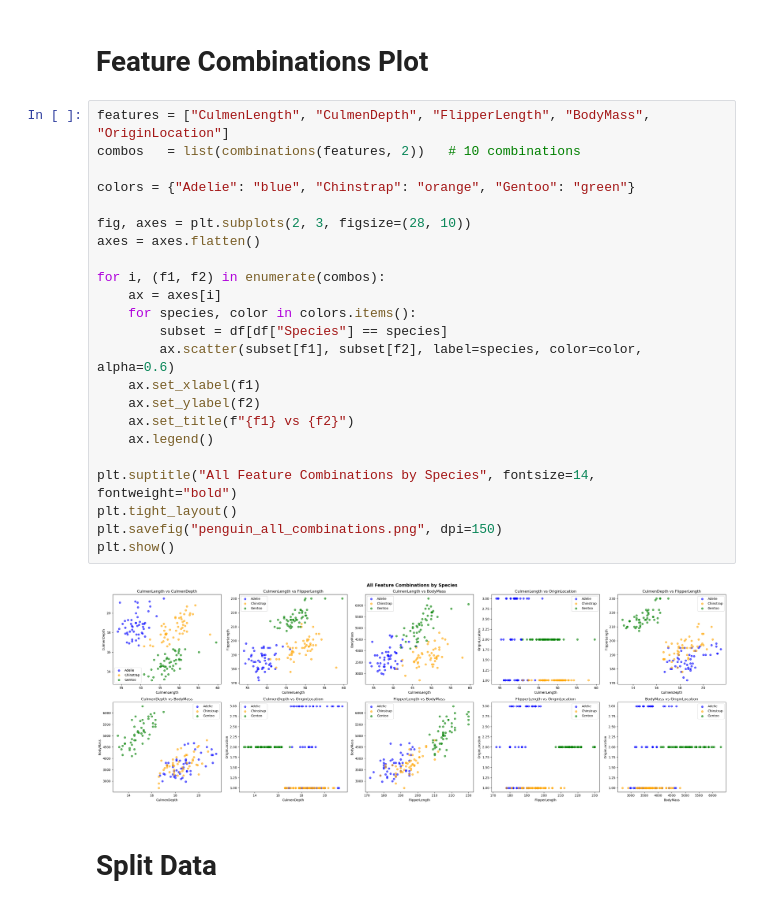
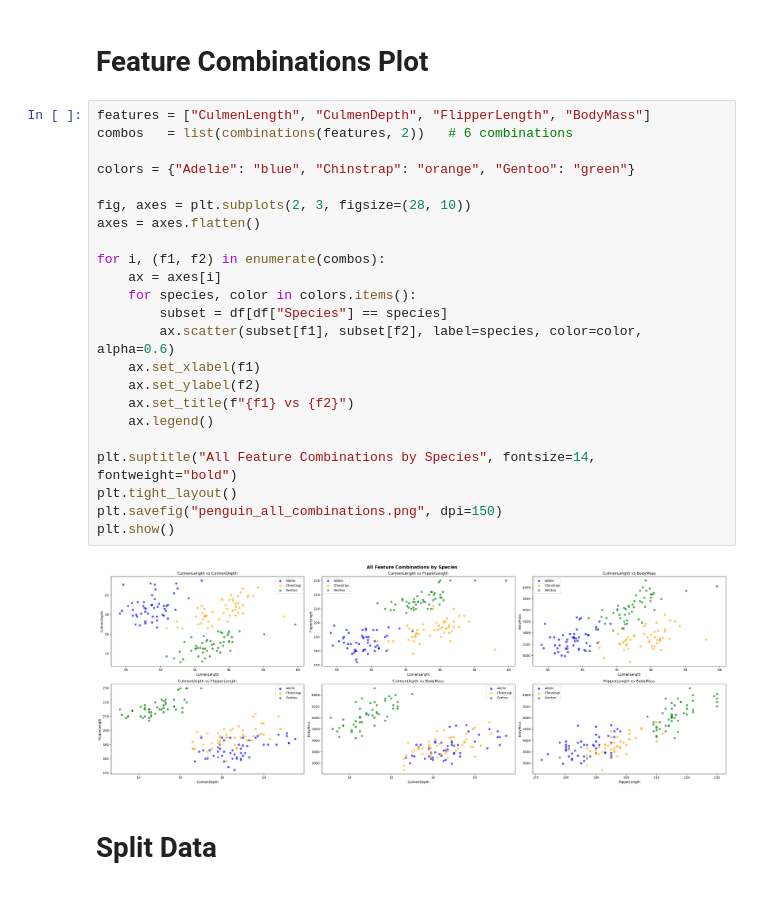
Before and after one commit to Aligaber00/Neural-task1, a Jupyter notebook: neural_proj.ipynb, the cells around one changed output. Cells and saved outputs as stored; diff of their text form.

```diff
--- a/neural_proj.ipynb
+++ b/neural_proj.ipynb
@@ -144,30 +144,30 @@ Name: count, dtype: int64
 # %% [markdown]
 # Feature Combinations Plot
 # %%
-features = ["CulmenLength", "CulmenDepth", "FlipperLength", "BodyMass", "OriginLocation"]
-combos   = list(combinations(features, 2))   # 10 combinations
+features = ["CulmenLength", "CulmenDepth", "FlipperLength", "BodyMass"]
+combos   = list(combinations(features, 2))   # 6 combinations
 
 colors = {"Adelie": "blue", "Chinstrap": "orange", "Gentoo": "green"}
 
 fig, axes = plt.subplots(2, 3, figsize=(28, 10))
 axes = axes.flatten()
 
 for i, (f1, f2) in enumerate(combos):
     ax = axes[i]
     for species, color in colors.items():
         subset = df[df["Species"] == species]
         ax.scatter(subset[f1], subset[f2], label=species, color=color, alpha=0.6)
     ax.set_xlabel(f1)
     ax.set_ylabel(f2)
     ax.set_title(f"{f1} vs {f2}")
     ax.legend()
 
 plt.suptitle("All Feature Combinations by Species", fontsize=14, fontweight="bold")
 plt.tight_layout()
 plt.savefig("penguin_all_combinations.png", dpi=150)
 plt.show()
 # %% [output]
-[figure, old version]
+[figure, new version]
 # %% [markdown]
 # Split Data
 # %%
```
Also changed, not shown: parts of 3 cells of this notebook, 1 other file.
